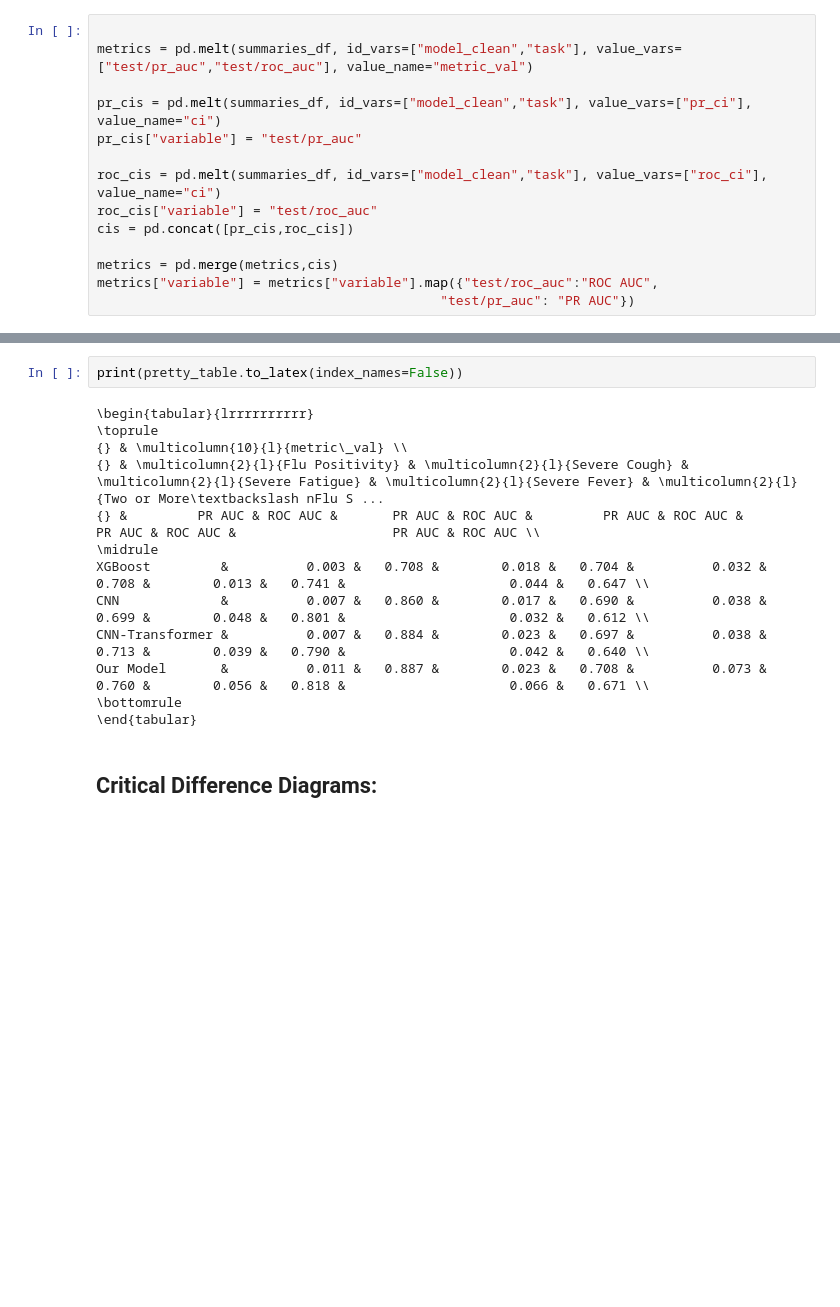
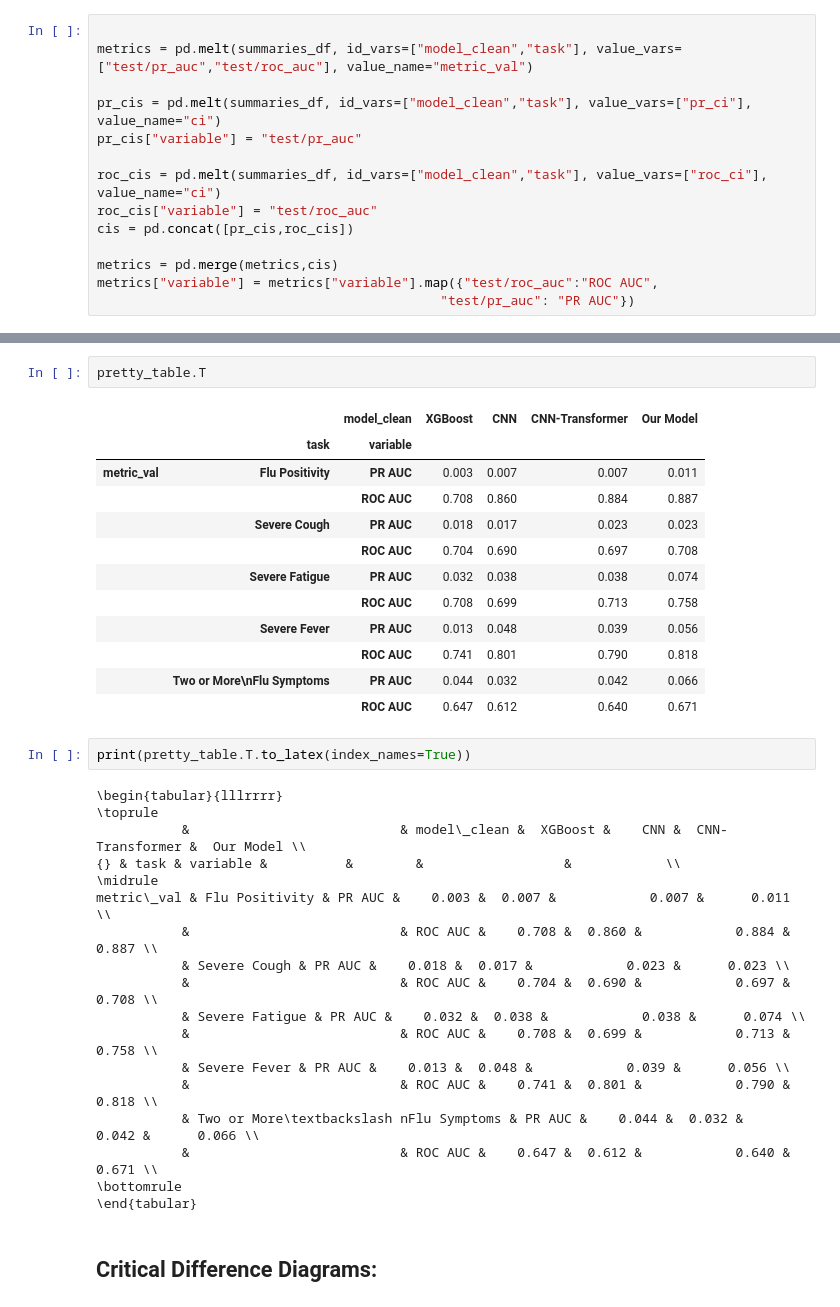
Before and after one commit to behavioral-data/Homekit2020, a Jupyter notebook: notebooks/mam/kdd2022-viz/bar-charts.ipynb, the cells around one changed output, grey strips where cells are left out. Saved outputs shown, nothing was run; the diff lists cells and outputs as text; blank space fills up the shorter version.

```diff
--- a/notebooks/mam/kdd2022-viz/bar-charts.ipynb
+++ b/notebooks/mam/kdd2022-viz/bar-charts.ipynb
@@ -199,16 +199,36 @@ pretty_table
+# %%
+pretty_table.T
+# %% [output]
+|  |  | model_clean | XGBoost | CNN | CNN-Transformer | Our Model |
+|  | task | variable |  |  |  |  |
+| metric_val | Flu Positivity | PR AUC | 0.003 | 0.007 | 0.007 | 0.011 |
+|  |  | ROC AUC | 0.708 | 0.860 | 0.884 | 0.887 |
+|  | Severe Cough | PR AUC | 0.018 | 0.017 | 0.023 | 0.023 |
+|  |  | ROC AUC | 0.704 | 0.690 | 0.697 | 0.708 |
+|  | Severe Fatigue | PR AUC | 0.032 | 0.038 | 0.038 | 0.074 |
+|  |  | ROC AUC | 0.708 | 0.699 | 0.713 | 0.758 |
+|  | Severe Fever | PR AUC | 0.013 | 0.048 | 0.039 | 0.056 |
+|  |  | ROC AUC | 0.741 | 0.801 | 0.790 | 0.818 |
+|  | Two or More\nFlu Symptoms | PR AUC | 0.044 | 0.032 | 0.042 | 0.066 |
+|  |  | ROC AUC | 0.647 | 0.612 | 0.640 | 0.671 |
 # %%
-print(pretty_table.to_latex(index_names=False))
+print(pretty_table.T.to_latex(index_names=True))
 # %% [output]
-\begin{tabular}{lrrrrrrrrrr}
+\begin{tabular}{lllrrrr}
 \toprule
-{} & \multicolumn{10}{l}{metric\_val} \\
-{} & \multicolumn{2}{l}{Flu Positivity} & \multicolumn{2}{l}{Severe Cough} & \multicolumn{2}{l}{Severe Fatigue} & \multicolumn{2}{l}{Severe Fever} & \multicolumn{2}{l}{Two or More\textbackslash nFlu S ...
-{} &         PR AUC & ROC AUC &       PR AUC & ROC AUC &         PR AUC & ROC AUC &       PR AUC & ROC AUC &                    PR AUC & ROC AUC \\
+           &                           & model\_clean &  XGBoost &    CNN &  CNN-Transformer &  Our Model \\
+{} & task & variable &          &        &                  &            \\
 \midrule
-XGBoost         &          0.003 &   0.708 &        0.018 &   0.704 &          0.032 &   0.708 &        0.013 &   0.741 &                     0.044 &   0.647 \\
-CNN             &          0.007 &   0.860 &        0.017 &   0.690 &          0.038 &   0.699 &        0.048 &   0.801 &                     0.032 &   0.612 \\
-CNN-Transformer &          0.007 &   0.884 &        0.023 &   0.697 &          0.038 &   0.713 &        0.039 &   0.790 &                     0.042 &   0.640 \\
-Our Model       &          0.011 &   0.887 &        0.023 &   0.708 &          0.073 &   0.760 &        0.056 &   0.818 &                     0.066 &   0.671 \\
+metric\_val & Flu Positivity & PR AUC &    0.003 &  0.007 &            0.007 &      0.011 \\
+           &                           & ROC AUC &    0.708 &  0.860 &            0.884 &      0.887 \\
+           & Severe Cough & PR AUC &    0.018 &  0.017 &            0.023 &      0.023 \\
+           &                           & ROC AUC &    0.704 &  0.690 &            0.697 &      0.708 \\
+           & Severe Fatigue & PR AUC &    0.032 &  0.038 &            0.038 &      0.074 \\
+           &                           & ROC AUC &    0.708 &  0.699 &            0.713 &      0.758 \\
+           & Severe Fever & PR AUC &    0.013 &  0.048 &            0.039 &      0.056 \\
+           &                           & ROC AUC &    0.741 &  0.801 &            0.790 &      0.818 \\
+           & Two or More\textbackslash nFlu Symptoms & PR AUC &    0.044 &  0.032 &            0.042 &      0.066 \\
+           &                           & ROC AUC &    0.647 &  0.612 &            0.640 &      0.671 \\
 \bottomrule
 \end{tabular}
 # %% [markdown]
```
Also changed, not shown: parts of 6 cells of this notebook, 5 other files.
